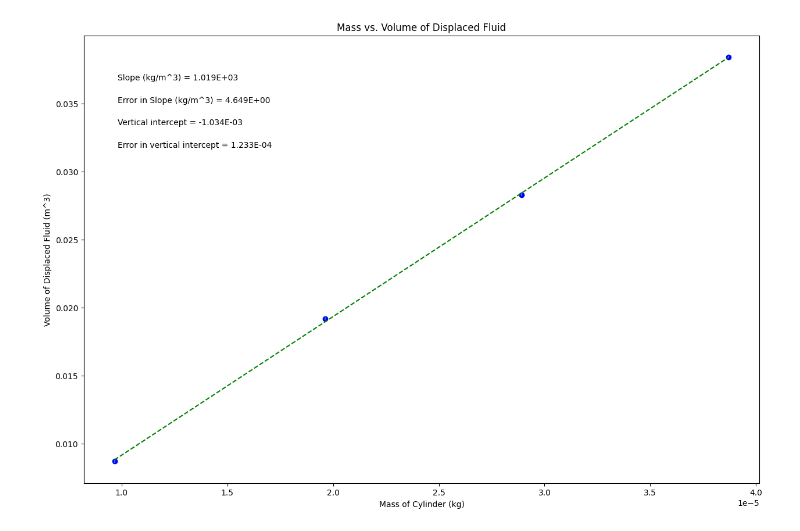
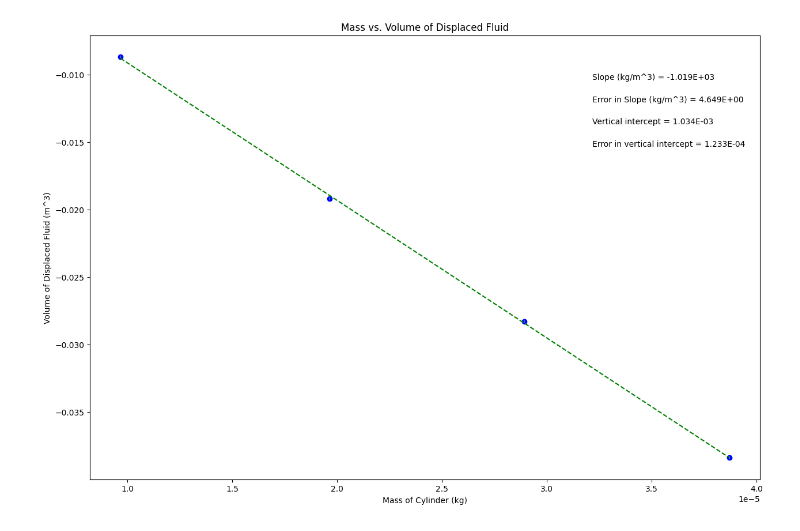
Before and after one commit to anya-craig/PhysicsLab, a Jupyter notebook: PHSXlab_archimedes_principle.ipynb, the cells around one changed output. Saved outputs shown, nothing was run; the diff lists cells and outputs as text; code cells hidden in the pictures.

```diff
--- a/PHSXlab_archimedes_principle.ipynb
+++ b/PHSXlab_archimedes_principle.ipynb
@@ -21,7 +21,7 @@ import matplotlib.pyplot as plt
 
 xvariable_volume = np.array([0.000009665374561, 0.00001963597148, 0.00002891981809, 0.00003871236863])
 
-yvariable_mass = np.array([0.0087, 0.0192, 0.0283, 0.0384])
+yvariable_mass = np.array([-0.0087, -0.0192, -0.0283, -0.0384])
 
 err_yvariable_mass = np.array([0.00010025, 0.00010025, 0.00010025, 0.00010025])
 
@@ -45,7 +45,7 @@ slope_units= 'kg/m^3'
 #UPDATE ANNOTATION PLACEMENT SO IT'S OUT OF WAY OF PLOTTED DATA AND BEST FIT LINE
 #integer from 1 to 4, top R corner is 1 (counter-clockwise from there)
 
-annotation_placement=2
+annotation_placement=1
 
 
 #-----------------------------------------------------------------------#
@@ -92,31 +92,31 @@ elif annotation_placement==3 or annotation_placement==4:
 #Don't need to change anything in this section!
 
 #Plot data on graph. Plot error bars and place values for slope,
 #error in slope, and vertical intercept (plus error) on the plot using "annotate"
 
 plt.figure(figsize=(15,10))
 
 plt.plot(x, fit, color='green', linestyle='--')
 plt.scatter(x, y, color='blue', marker='o')
 
 plt.xlabel(x_label)
 plt.ylabel(y_label)
 plt.title(plot_title)
 
 plt.errorbar(x, y, yerr=dy, xerr=None, fmt="none") #don't need to plot x error bars
 
 plt.annotate('Slope ({}) = {value:.{digits}E}'.format(slope_units,value=m, digits=3),
              (xpos, ypos[0]), xycoords='axes fraction')
 
 plt.annotate('Error in Slope ({}) = {value:.{digits}E}'.format(slope_units,value=dm, digits=3),
              (xpos, ypos[1]), xycoords='axes fraction')
 
 plt.annotate('Vertical intercept = {value:.{digits}E}'.format(value=b, digits=3),
              (xpos, ypos[2]), xycoords='axes fraction')
 
 plt.annotate('Error in vertical intercept = {value:.{digits}E}'.format(value=db, digits=3),
              (xpos, ypos[3]), xycoords='axes fraction')
 
 plt.show()
 # %% [output]
-[figure, old version]
+[figure, new version]
```
